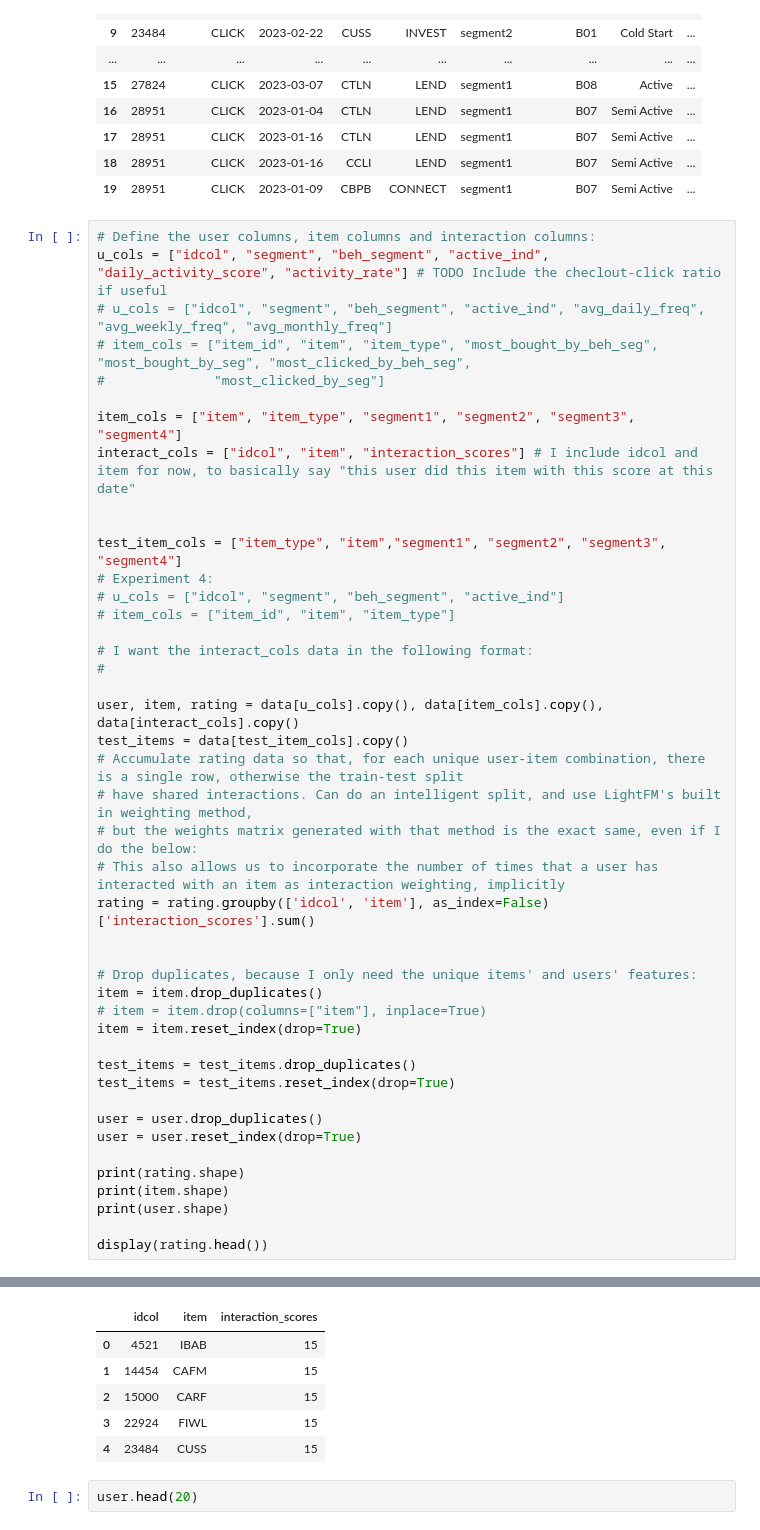
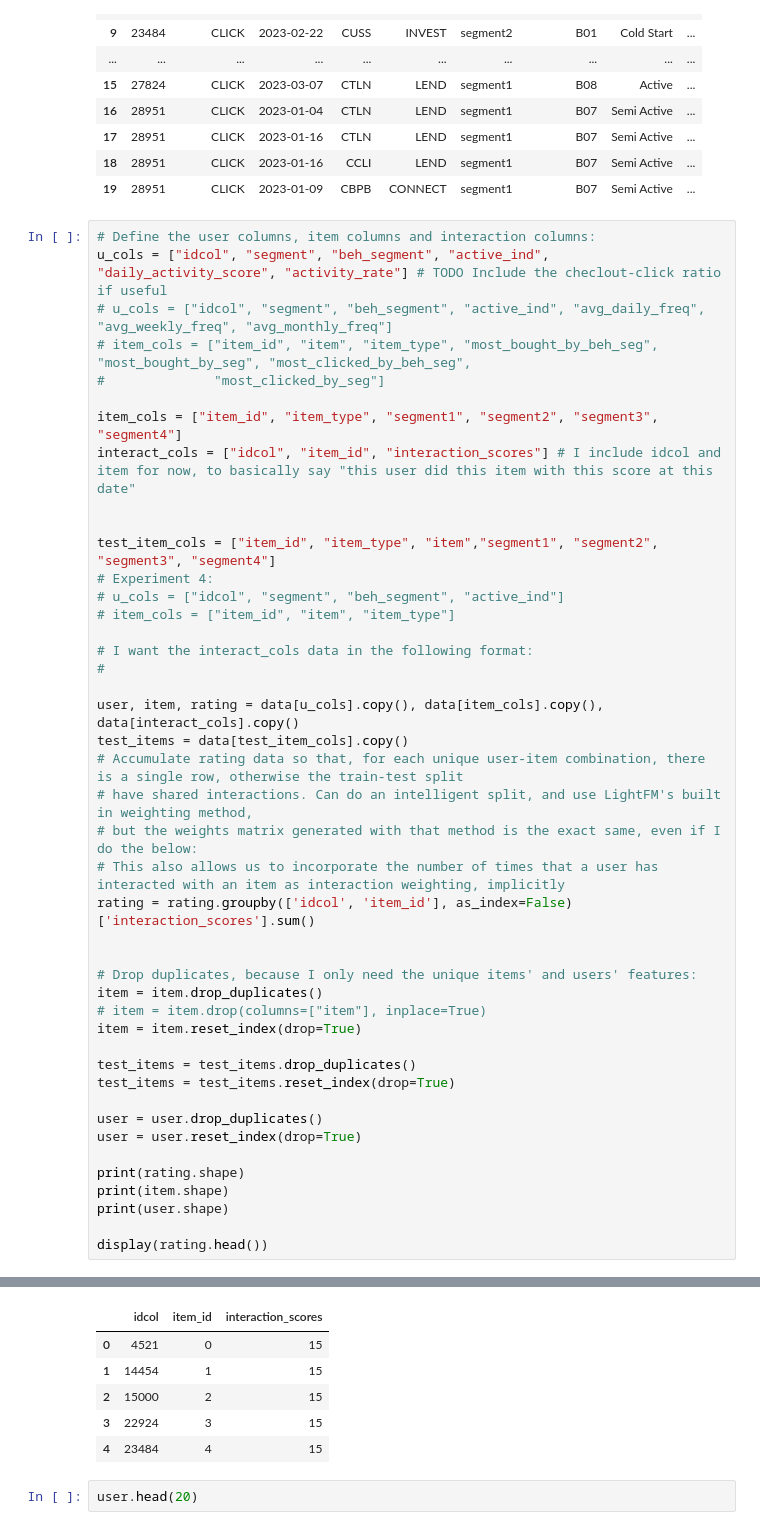
Before and after one commit to lizesteyn/FNBdataquest, a Jupyter notebook: LightFM_2.ipynb, the cells around one changed output, grey strips where cells are left out. Cells and saved outputs as stored; diff of their text form.

```diff
--- a/LightFM_2.ipynb
+++ b/LightFM_2.ipynb
@@ -613,11 +613,11 @@ u_cols = ["idcol", "segment", "beh_segment", "active_ind", "daily_activity_score
 # item_cols = ["item_id", "item", "item_type", "most_bought_by_beh_seg", "most_bought_by_seg", "most_clicked_by_beh_seg",
 #              "most_clicked_by_seg"]
 
-item_cols = ["item", "item_type", "segment1", "segment2", "segment3", "segment4"]
-interact_cols = ["idcol", "item", "interaction_scores"] # I include idcol and item for now, to basically say "this user did this item with this score at this date"
+item_cols = ["item_id", "item_type", "segment1", "segment2", "segment3", "segment4"]
+interact_cols = ["idcol", "item_id", "interaction_scores"] # I include idcol and item for now, to basically say "this user did this item with this score at this date"
 
 
-test_item_cols = ["item_type", "item","segment1", "segment2", "segment3", "segment4"]
+test_item_cols = ["item_id", "item_type", "item","segment1", "segment2", "segment3", "segment4"]
 # Experiment 4:
 # u_cols = ["idcol", "segment", "beh_segment", "active_ind"]
 # item_cols = ["item_id", "item", "item_type"]
@@ -631,7 +631,7 @@ test_items = data[test_item_cols].copy()
 # have shared interactions. Can do an intelligent split, and use LightFM's built in weighting method,
 # but the weights matrix generated with that method is the exact same, even if I do the below:
 # This also allows us to incorporate the number of times that a user has interacted with an item as interaction weighting, implicitly
-rating = rating.groupby(['idcol', 'item'], as_index=False)['interaction_scores'].sum()
+rating = rating.groupby(['idcol', 'item_id'], as_index=False)['interaction_scores'].sum()
 
 
 # Drop duplicates, because I only need the unique items' and users' features:
@@ -655,11 +655,11 @@ display(rating.head())
 (103, 6)
 (42605, 6)
-|  | idcol | item | interaction_scores |
-| 0 | 4521 | IBAB | 15 |
-| 1 | 14454 | CAFM | 15 |
-| 2 | 15000 | CARF | 15 |
-| 3 | 22924 | FIWL | 15 |
-| 4 | 23484 | CUSS | 15 |
+|  | idcol | item_id | interaction_scores |
+| 0 | 4521 | 0 | 15 |
+| 1 | 14454 | 1 | 15 |
+| 2 | 15000 | 2 | 15 |
+| 3 | 22924 | 3 | 15 |
+| 4 | 23484 | 4 | 15 |
 # %%
 user.head(20)
 # %% [output]
```
Also changed, not shown: parts of 22 cells of this notebook.
